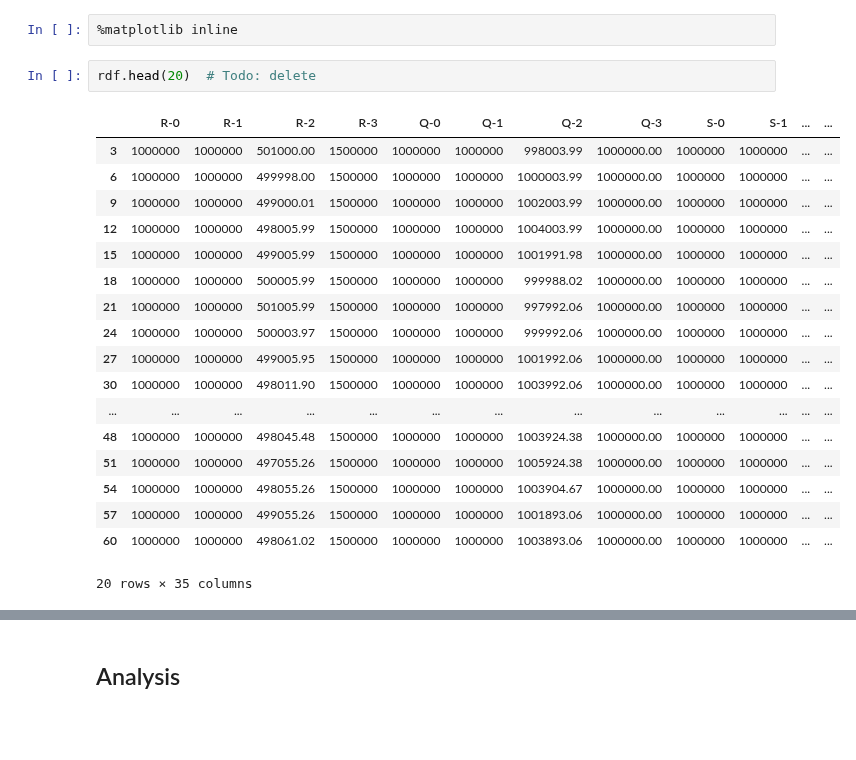
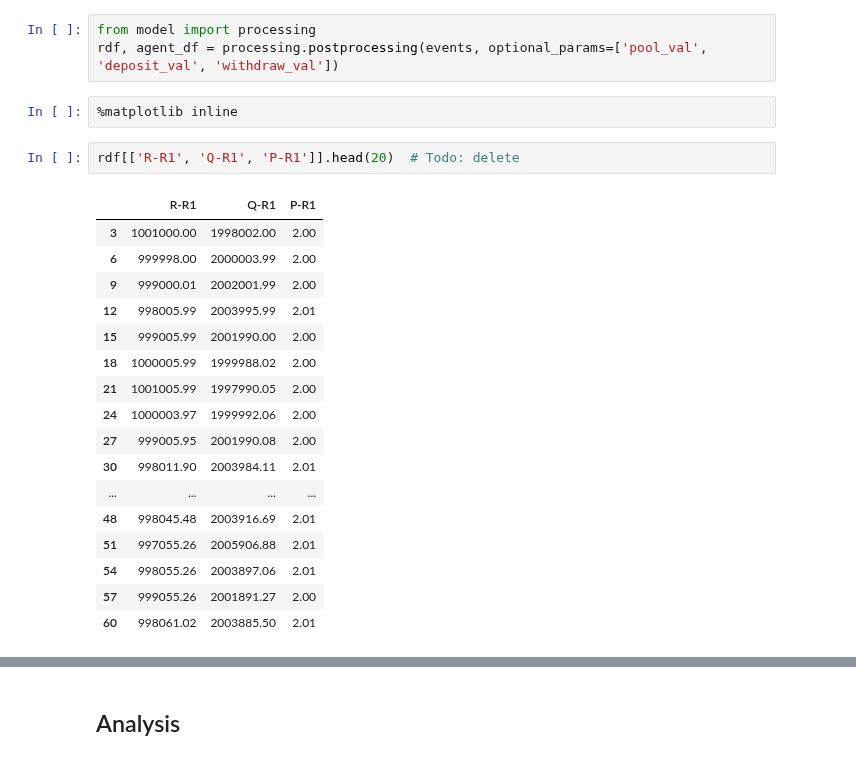
Before and after one commit to galacticcouncil/HydraDX-simulations, a Jupyter notebook: hydradx/TestIL.ipynb, the cells around one changed output, grey strips where cells are left out. Cells and saved outputs as stored; diff of their text form; blank space fills up the shorter version.

```diff
--- a/hydradx/TestIL.ipynb
+++ b/hydradx/TestIL.ipynb
@@ -111,26 +100,28 @@ rdf, agent_df = processing.postprocessing(events)
+# %%
+from model import processing
+rdf, agent_df = processing.postprocessing(events, optional_params=['pool_val', 'deposit_val', 'withdraw_val'])
 # %%
 %matplotlib inline
 # %%
-rdf.head(20)  # Todo: delete
+rdf[['R-R1', 'Q-R1', 'P-R1']].head(20)  # Todo: delete
 # %% [output]
-|  | R-0 | R-1 | R-2 | R-3 | Q-0 | Q-1 | Q-2 | Q-3 | S-0 | S-1 | ... | ... |
-| 3 | 1000000 | 1000000 | 501000.00 | 1500000 | 1000000 | 1000000 | 998003.99 | 1000000.00 | 1000000 | 1000000 | ... | ... |
-| 6 | 1000000 | 1000000 | 499998.00 | 1500000 | 1000000 | 1000000 | 1000003.99 | 1000000.00 | 1000000 | 1000000 | ... | ... |
-| 9 | 1000000 | 1000000 | 499000.01 | 1500000 | 1000000 | 1000000 | 1002003.99 | 1000000.00 | 1000000 | 1000000 | ... | ... |
-| 12 | 1000000 | 1000000 | 498005.99 | 1500000 | 1000000 | 1000000 | 1004003.99 | 1000000.00 | 1000000 | 1000000 | ... | ... |
-| 15 | 1000000 | 1000000 | 499005.99 | 1500000 | 1000000 | 1000000 | 1001991.98 | 1000000.00 | 1000000 | 1000000 | ... | ... |
-| 18 | 1000000 | 1000000 | 500005.99 | 1500000 | 1000000 | 1000000 | 999988.02 | 1000000.00 | 1000000 | 1000000 | ... | ... |
-| 21 | 1000000 | 1000000 | 501005.99 | 1500000 | 1000000 | 1000000 | 997992.06 | 1000000.00 | 1000000 | 1000000 | ... | ... |
-| 24 | 1000000 | 1000000 | 500003.97 | 1500000 | 1000000 | 1000000 | 999992.06 | 1000000.00 | 1000000 | 1000000 | ... | ... |
-| 27 | 1000000 | 1000000 | 499005.95 | 1500000 | 1000000 | 1000000 | 1001992.06 | 1000000.00 | 1000000 | 1000000 | ... | ... |
-| 30 | 1000000 | 1000000 | 498011.90 | 1500000 | 1000000 | 1000000 | 1003992.06 | 1000000.00 | 1000000 | 1000000 | ... | ... |
-| ... | ... | ... | ... | ... | ... | ... | ... | ... | ... | ... | ... | ... |
-| 48 | 1000000 | 1000000 | 498045.48 | 1500000 | 1000000 | 1000000 | 1003924.38 | 1000000.00 | 1000000 | 1000000 | ... | ... |
-| 51 | 1000000 | 1000000 | 497055.26 | 1500000 | 1000000 | 1000000 | 1005924.38 | 1000000.00 | 1000000 | 1000000 | ... | ... |
-| 54 | 1000000 | 1000000 | 498055.26 | 1500000 | 1000000 | 1000000 | 1003904.67 | 1000000.00 | 1000000 | 1000000 | ... | ... |
-| 57 | 1000000 | 1000000 | 499055.26 | 1500000 | 1000000 | 1000000 | 1001893.06 | 1000000.00 | 1000000 | 1000000 | ... | ... |
-| 60 | 1000000 | 1000000 | 498061.02 | 1500000 | 1000000 | 1000000 | 1003893.06 | 1000000.00 | 1000000 | 1000000 | ... | ... |
+|  | R-R1 | Q-R1 | P-R1 |
+| 3 | 1001000.00 | 1998002.00 | 2.00 |
+| 6 | 999998.00 | 2000003.99 | 2.00 |
+| 9 | 999000.01 | 2002001.99 | 2.00 |
+| 12 | 998005.99 | 2003995.99 | 2.01 |
+| 15 | 999005.99 | 2001990.00 | 2.00 |
+| 18 | 1000005.99 | 1999988.02 | 2.00 |
+| 21 | 1001005.99 | 1997990.05 | 2.00 |
+| 24 | 1000003.97 | 1999992.06 | 2.00 |
+| 27 | 999005.95 | 2001990.08 | 2.00 |
+| 30 | 998011.90 | 2003984.11 | 2.01 |
+| ... | ... | ... | ... |
+| 48 | 998045.48 | 2003916.69 | 2.01 |
+| 51 | 997055.26 | 2005906.88 | 2.01 |
+| 54 | 998055.26 | 2003897.06 | 2.01 |
+| 57 | 999055.26 | 2001891.27 | 2.00 |
+| 60 | 998061.02 | 2003885.50 | 2.01 |
-20 rows × 35 columns
 # %%
 agent_df.tail(20)  # TODO: delete
 # %% [output]
```
Also changed, not shown: parts of 14 cells of this notebook.
